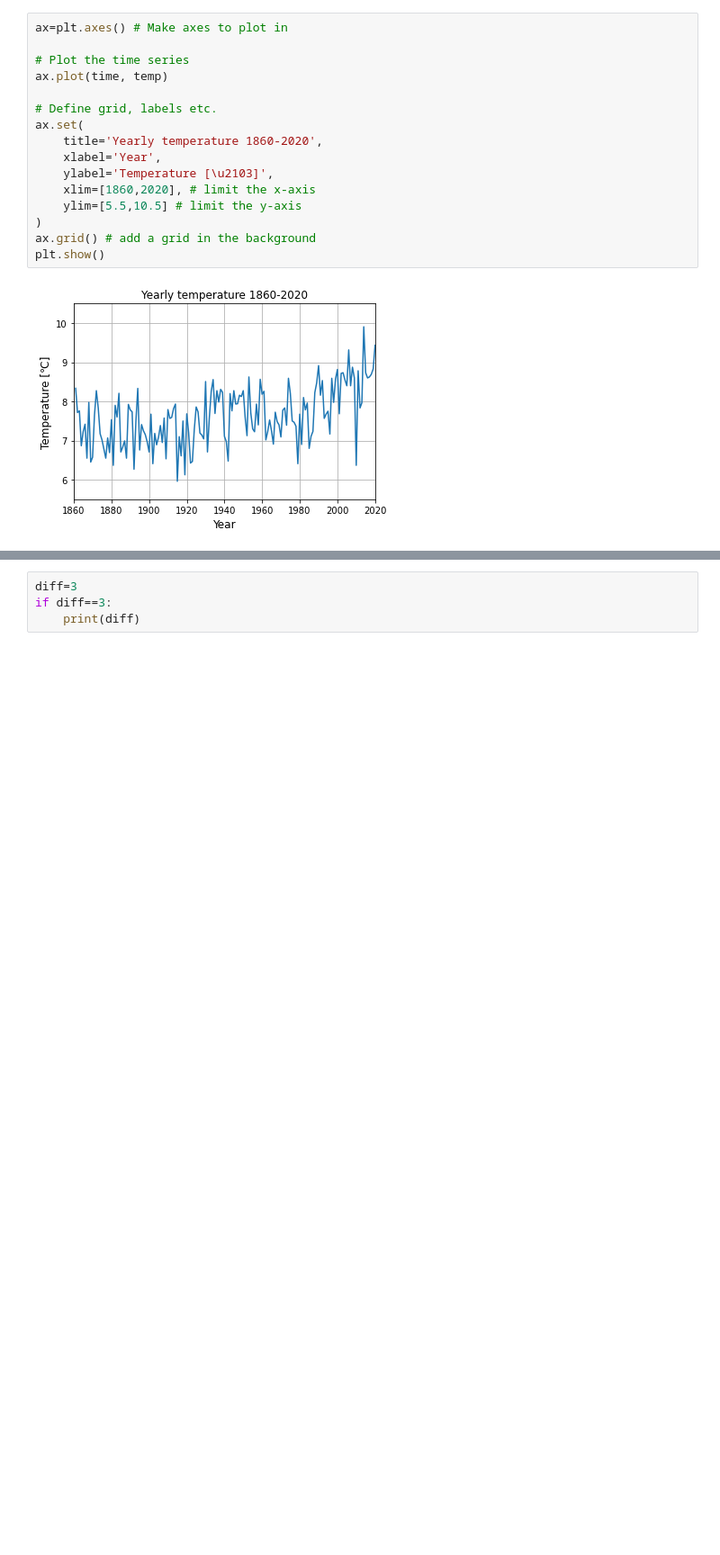
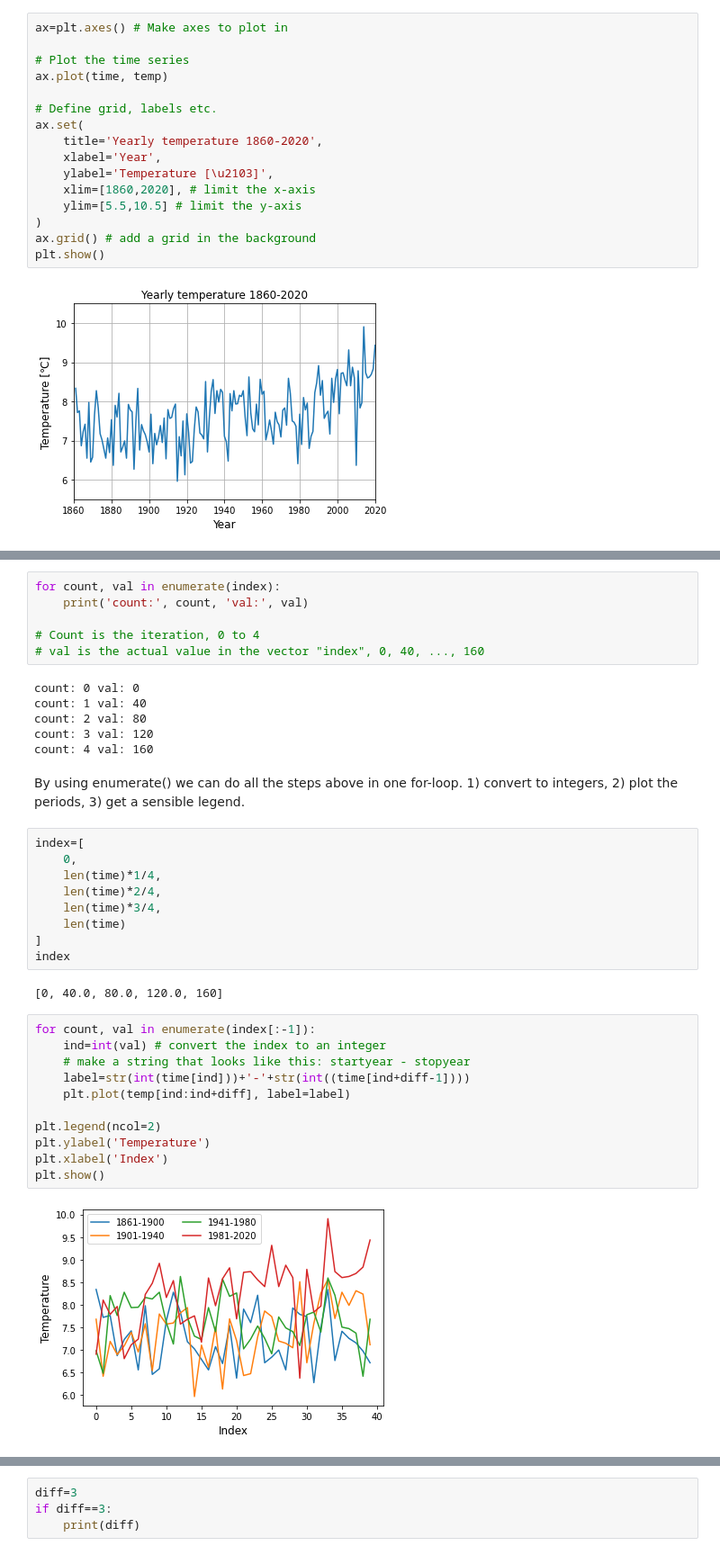
Before and after one commit to julienweihs/GEOF, a Jupyter notebook: Jupyter/Part7_For_if_loops.ipynb, the cells around one changed output, grey strips where cells are left out. Shown at 90% size. Cells and saved outputs as stored; diff of their text form; blank space fills up the shorter version.

```diff
--- a/Jupyter/Part7_For_if_loops.ipynb
+++ b/Jupyter/Part7_For_if_loops.ipynb
@@ -374,0 +280,38 @@ Det finnes flere løkker enn for-løkker, f.eks. `if-løkker`. Denne oppgaven fo
+# %%
+for count, val in enumerate(index):
+    print('count:', count, 'val:', val)
+
+# Count is the iteration, 0 to 4
+# val is the actual value in the vector "index", 0, 40, ..., 160
+# %% [output]
+count: 0 val: 0
+count: 1 val: 40
+count: 2 val: 80
+count: 3 val: 120
+count: 4 val: 160
+# %% [markdown]
+By using enumerate() we can do all the steps above in one for-loop. 1) convert to integers, 2) plot the periods, 3) get a sensible legend.
+# %%
+index=[
+    0,
+    len(time)*1/4,
+    len(time)*2/4,
+    len(time)*3/4,
+    len(time)
+]
+index
+# %% [output]
+[0, 40.0, 80.0, 120.0, 160]
+# %%
+for count, val in enumerate(index[:-1]):
+    ind=int(val) # convert the index to an integer
+    # make a string that looks like this: startyear - stopyear
+    label=str(int(time[ind]))+'-'+str(int((time[ind+diff-1])))
+    plt.plot(temp[ind:ind+diff], label=label)
+
+plt.legend(ncol=2)
+plt.ylabel('Temperature')
+plt.xlabel('Index')
+plt.show()
+# %% [output]
+[figure, added]
```
Also changed, not shown: parts of 89 cells of this notebook.
